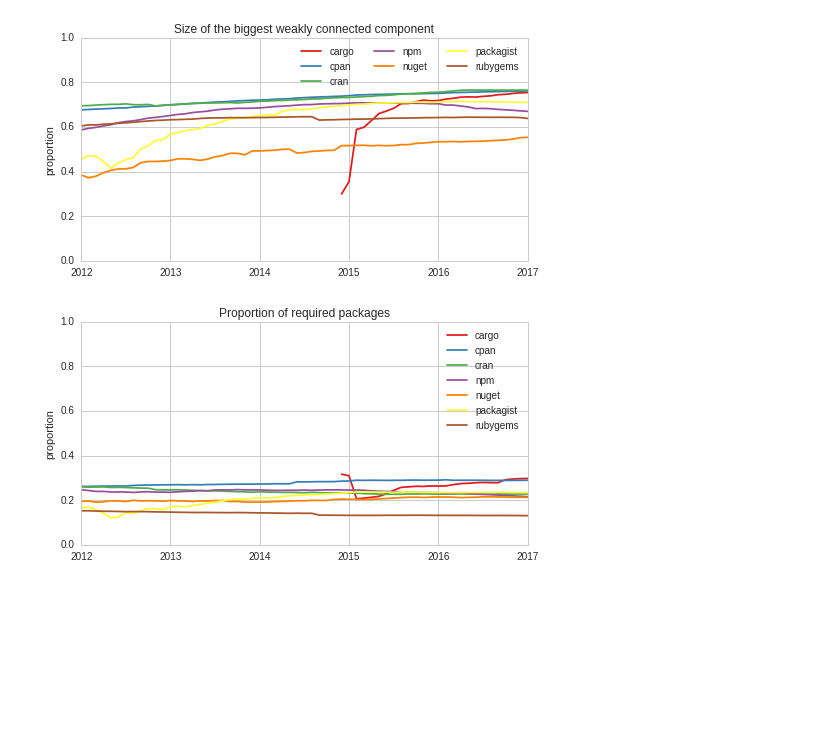
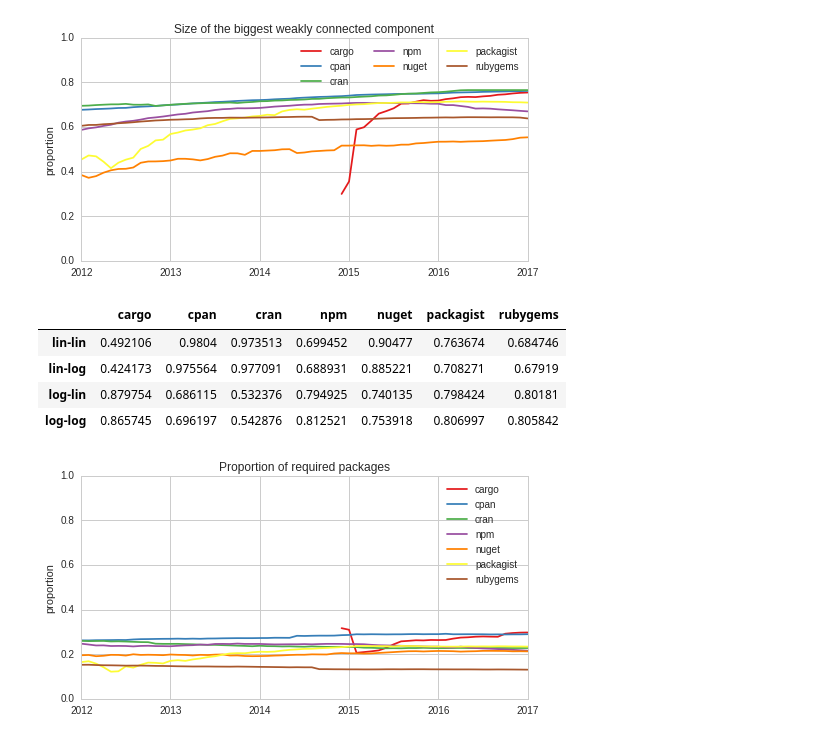
Before and after one commit to AlexandreDecan/ecos-emse, a Jupyter notebook: notebooks/Graphs metrics.ipynb, the cells around one changed output. Drawn from its saved outputs; the diff is of its cells as text; code cells hidden in the pictures; blank space fills up the shorter version.

```diff
--- a/notebooks/Graphs metrics.ipynb
+++ b/notebooks/Graphs metrics.ipynb
@@ -431,6 +447,14 @@ ax.legend(ncol=len(ECOSYSTEMS) //2 )
 savefig(figure, 'graph_size_of_biggest_wcc')
 # %% [output]
 [figure]
+# %%
+evolution_linlog_regressions(df.astype(float))
+# %% [output]
+|  | cargo | cpan | cran | npm | nuget | packagist | rubygems |
+| lin-lin | 0.492106 | 0.9804 | 0.973513 | 0.699452 | 0.90477 | 0.763674 | 0.684746 |
+| lin-log | 0.424173 | 0.975564 | 0.977091 | 0.688931 | 0.885221 | 0.708271 | 0.67919 |
+| log-lin | 0.879754 | 0.686115 | 0.532376 | 0.794925 | 0.740135 | 0.798424 | 0.80181 |
+| log-log | 0.865745 | 0.696197 | 0.542876 | 0.812521 | 0.753918 | 0.806997 | 0.805842 |
 # %%
 figure, ax = matplotlib.pyplot.subplots()
 figure.set_size_inches(FIG_SIZE)
```
Also changed, not shown: parts of 5 cells of this notebook, 6 other files.
